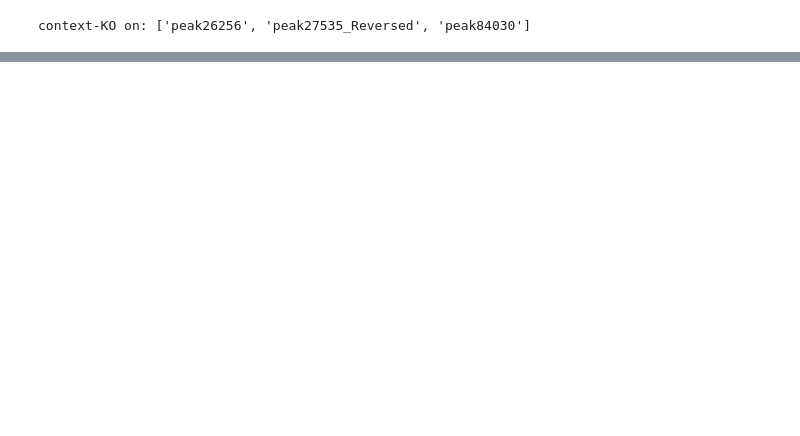
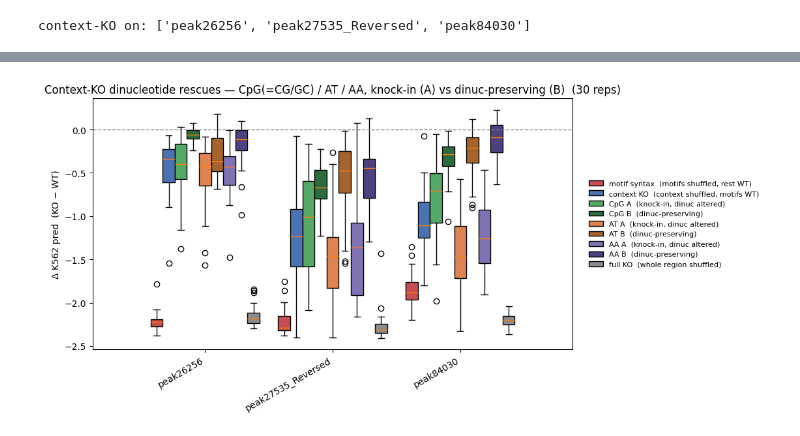
Before and after one commit to pabmantilla/SEAM_validate, a Jupyter notebook: context_feat/context_KO_rescue/show_foregrounds.ipynb, the cells around one changed output, grey strips where cells are left out. Saved outputs shown, nothing was run; the diff lists cells and outputs as text; code cells hidden in the pictures; blank space fills up the shorter version.

```diff
--- a/context_feat/context_KO_rescue/show_foregrounds.ipynb
+++ b/context_feat/context_KO_rescue/show_foregrounds.ipynb
@@ -142,0 +244,34 @@ fig.tight_layout()
+# %%
+# delta = KO - WT (per rep). Reference boxes (motif / context / full) + per-class rescues:
+#   A = knock-in (dinuc positions restored, dinuc content altered)
+#   B = dinuc-preserving (dinuc positions restored AND dinuc content kept exact)
+w = 0.095
+xg = np.arange(len(ko_peaks))
+delt = lambda dic: [dic[p] - wt_pred[p] for p in ko_peaks]
+
+# (label, per-seq delta lists, facecolor)
+boxes = [('motif syntax  (motifs shuffled, rest WT)',  delt(motifko_pred), '#c44e52'),
+         ('context KO  (context shuffled, motifs WT)', delt(ctxko_pred),   '#4c72b0')]
+CLASS_COLORS = {'CpG': ('#55a868', '#2e6b3e'), 'AT': ('#dd8452', '#a5642f'), 'AA': ('#8172b3', '#4f4080')}
+for c in CATS:
+    boxes.append((f'{c} A  (knock-in, dinuc altered)', delt(rescueA[c]), CLASS_COLORS[c][0]))
+    boxes.append((f'{c} B  (dinuc-preserving)',        delt(rescueB[c]), CLASS_COLORS[c][1]))
+boxes.append(('full KO  (whole region shuffled)', delt(fullko_pred), '#8c8c8c'))
+
+n = len(boxes)
+fig, ax = plt.subplots(figsize=(3.6 * len(ko_peaks) + 2, 5))
+handles = []
+for k, (lab, data, col) in enumerate(boxes):
+    b = ax.boxplot(data, positions=xg + (k - (n - 1) / 2) * w, widths=w, patch_artist=True)
+    for box in b['boxes']:
+        box.set_facecolor(col)
+    handles.append(b['boxes'][0])
+ax.axhline(0, color='0.5', lw=1, ls='--')
+ax.set_xticks(xg); ax.set_xticklabels(ko_peaks, rotation=30, ha='right')
+ax.set_ylabel('Δ K562 pred  (KO − WT)')
+ax.set_title(f'Context-KO dinucleotide rescues — CpG(=CG/GC) / AT / AA, knock-in (A) vs dinuc-preserving (B)  ({N_REP} reps)')
+ax.legend(handles, [lab for lab, _, _ in boxes],
+          loc='center left', bbox_to_anchor=(1.02, 0.5), fontsize=8, frameon=False)
+fig.subplots_adjust(right=0.7)
+# %% [output]
+[figure, added]
```
Also changed, not shown: parts of 6 cells of this notebook.
